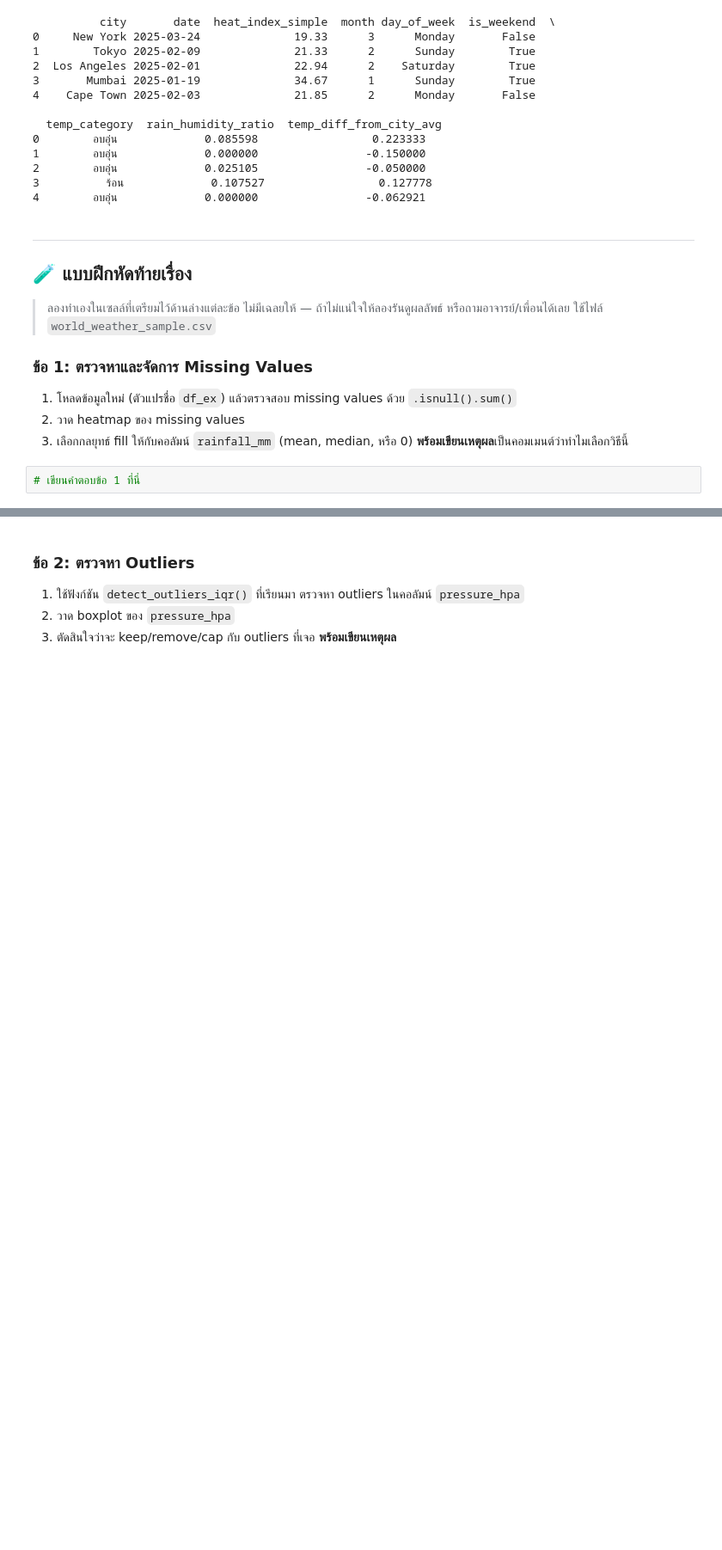
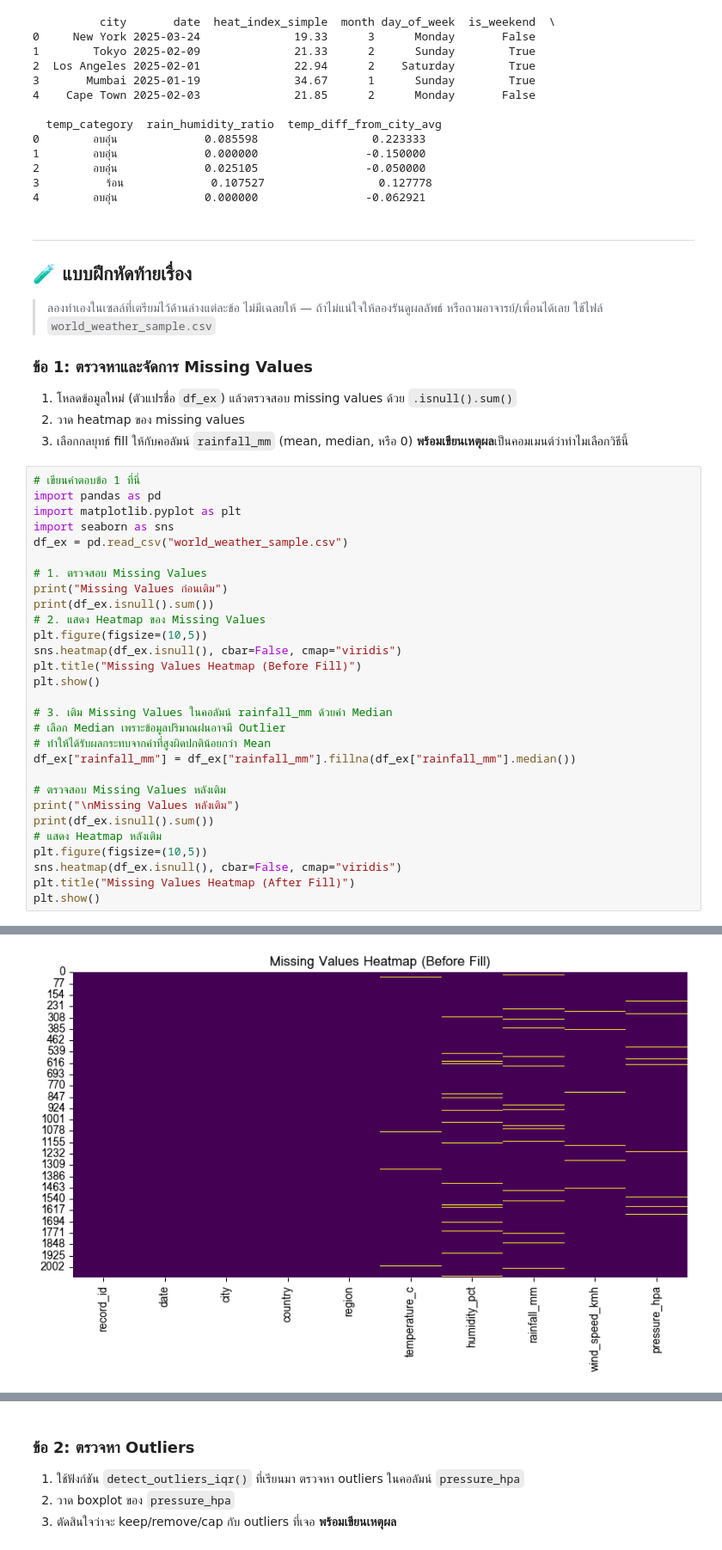
Before and after one commit to thanakppm/Thanakorn_Phongphet_683020572-7, a Jupyter notebook: SC612104_Data_Cleaning.ipynb, the cells around one changed output, grey strips where cells are left out. Shown at 86% size. Cells and saved outputs as stored; diff of their text form; blank space fills up the shorter version.

```diff
--- a/SC612104_Data_Cleaning.ipynb
+++ b/SC612104_Data_Cleaning.ipynb
@@ -1105,5 +1105,33 @@ print(df_clean[["city", "date"] + new_features].head())
 1. โหลดข้อมูลใหม่ (ตัวแปรชื่อ `df_ex`) แล้วตรวจสอบ missing values ด้วย `.isnull().sum()`
 2. วาด heatmap ของ missing values
 3. เลือกกลยุทธ์ fill ให้กับคอลัมน์ `rainfall_mm` (mean, median, หรือ 0) **พร้อมเขียนเหตุผล**เป็นคอมเมนต์ว่าทำไมเลือกวิธีนี้
-# %%
-# เขียนคำตอบข้อ 1 ที่นี่
+# %%
+# เขียนคำตอบข้อ 1 ที่นี่
+import pandas as pd
+import matplotlib.pyplot as plt
+import seaborn as sns
+df_ex = pd.read_csv("world_weather_sample.csv")
+
+# 1. ตรวจสอบ Missing Values
+print("Missing Values ก่อนเติม")
+print(df_ex.isnull().sum())
+# 2. แสดง Heatmap ของ Missing Values
+plt.figure(figsize=(10,5))
+sns.heatmap(df_ex.isnull(), cbar=False, cmap="viridis")
+plt.title("Missing Values Heatmap (Before Fill)")
+plt.show()
+
+# 3. เติม Missing Values ในคอลัมน์ rainfall_mm ด้วยค่า Median
+# เลือก Median เพราะข้อมูลปริมาณฝนอาจมี Outlier
+# ทำให้ได้รับผลกระทบจากค่าที่สูงผิดปกติน้อยกว่า Mean
+df_ex["rainfall_mm"] = df_ex["rainfall_mm"].fillna(df_ex["rainfall_mm"].median())
+
+# ตรวจสอบ Missing Values หลังเติม
+print("\nMissing Values หลังเติม")
+print(df_ex.isnull().sum())
+# แสดง Heatmap หลังเติม
+plt.figure(figsize=(10,5))
+sns.heatmap(df_ex.isnull(), cbar=False, cmap="viridis")
+plt.title("Missing Values Heatmap (After Fill)")
+plt.show()
+# %% [output]
@@ -1109,0 +1150 @@ print(df_clean[["city", "date"] + new_features].head())
+[figure, added]
```
Also changed, not shown: parts of 11 cells of this notebook.
